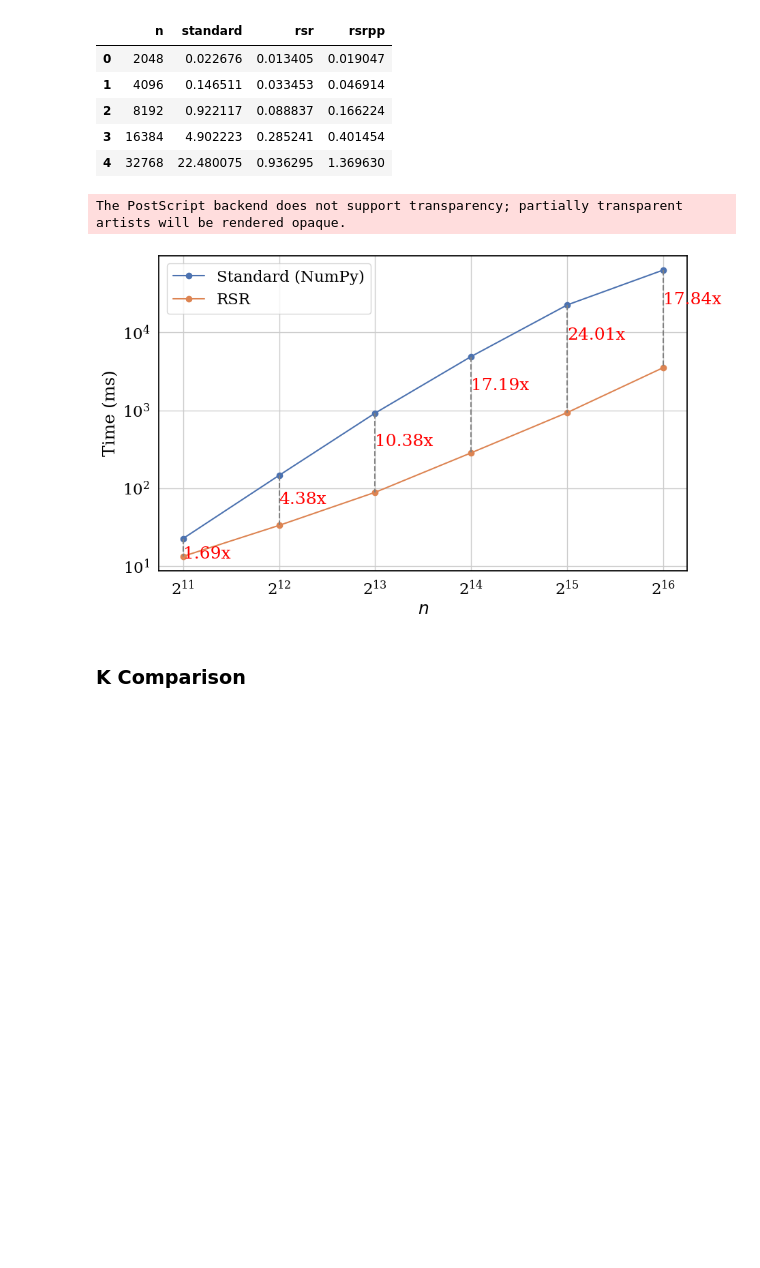
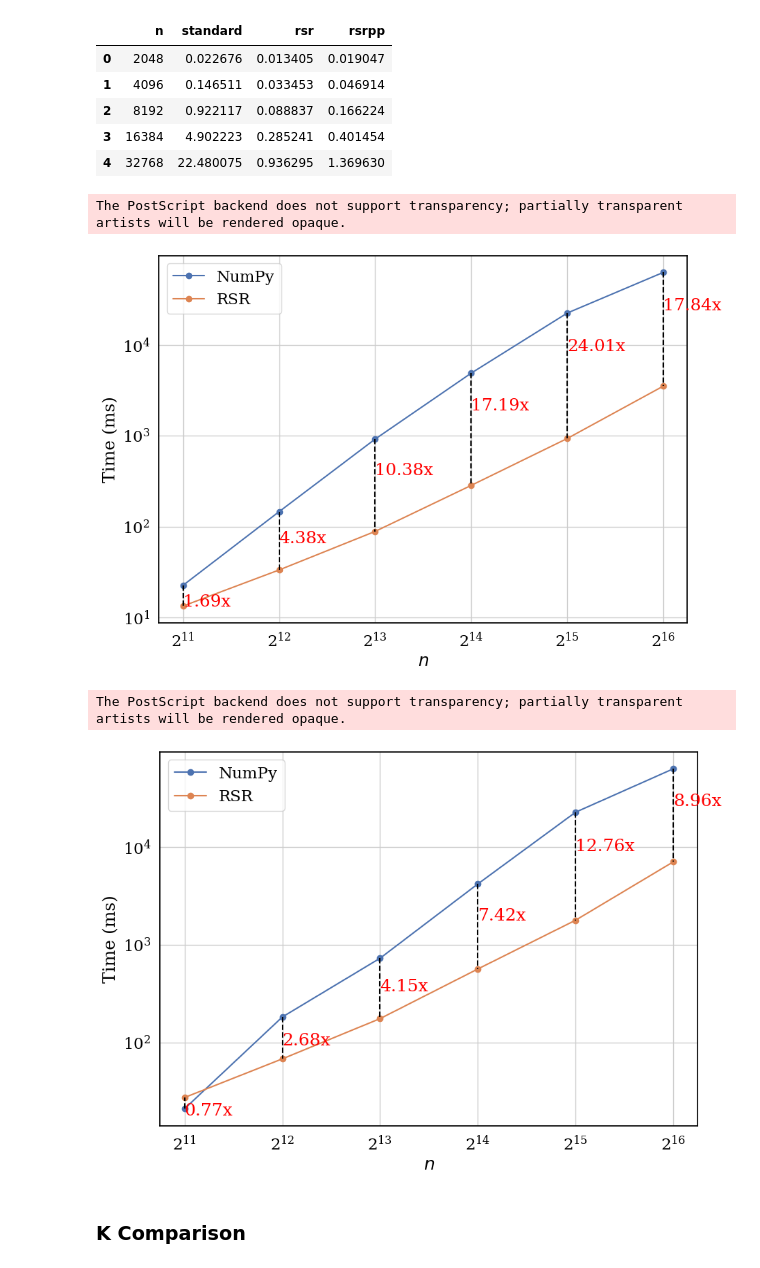
Before and after one commit to UIC-InDeXLab/RSR, a Jupyter notebook: Notebooks/plot_figures.ipynb, the cells around one changed output. Drawn from its saved outputs; the diff is of its cells as text; code cells hidden in the pictures; blank space fills up the shorter version.

```diff
--- a/Notebooks/plot_figures.ipynb
+++ b/Notebooks/plot_figures.ipynb
@@ -20,7 +20,7 @@ def set_sns_style():
     plt.rcParams['axes.titleweight'] = 'bold'  # Bold title for emphasis
 # %%
 binary_df = pd.read_csv("reports/numpy_binary_times.csv")
-# ternary_df = pd.read_csv("multiplication_times_ternary.csv")
+ternary_df = pd.read_csv("reports/numpy_ternary_times.csv")
 # %%
 binary_df.head()
 # %% [output]
@@ -39,18 +39,18 @@ def plot(df, filename: str):
     rsr = df['rsr'] * 1000
     rsrpp = df['rsrpp'] * 1000
 
-    plt.figure(figsize=(10, 6))
+    plt.figure(figsize=(10, 7))
 
 
     # Plot times for NaiveMultiplier and RSRMultiplier
-    plt.plot(n, standard, label='Standard (NumPy)', marker="o")
+    plt.plot(n, standard, label='NumPy', marker="o")
     plt.plot(n, rsr, label='RSR', marker="o")
 
 
     # Draw lines connecting Naive and RSR times for each vector length to show speedup visually
     for i in range(len(n)):
         plt.plot([n[i], n[i]], [standard[i], rsr[i]],
-                color='gray', linestyle='--')
+                color='black', linestyle='--')
 
     # Label the points with the speedup factor
     for i, length in enumerate(n):
@@ -72,10 +72,12 @@ def plot(df, filename: str):
     plt.show()
 # %%
 plot(binary_df, "figures/numpy_binary")
-# plot(ternary_df, "new_ternary")
+plot(ternary_df, "figures/numpy_ternary")
 # %% [output]
 The PostScript backend does not support transparency; partially transparent artists will be rendered opaque.
-[figure, old version]
+[figure, new version]
+The PostScript backend does not support transparency; partially transparent artists will be rendered opaque.
+[figure, added]
 # %% [markdown]
 ### K Comparison
 # %%
```
Also changed, not shown: parts of 2 cells of this notebook, 8 other files.
